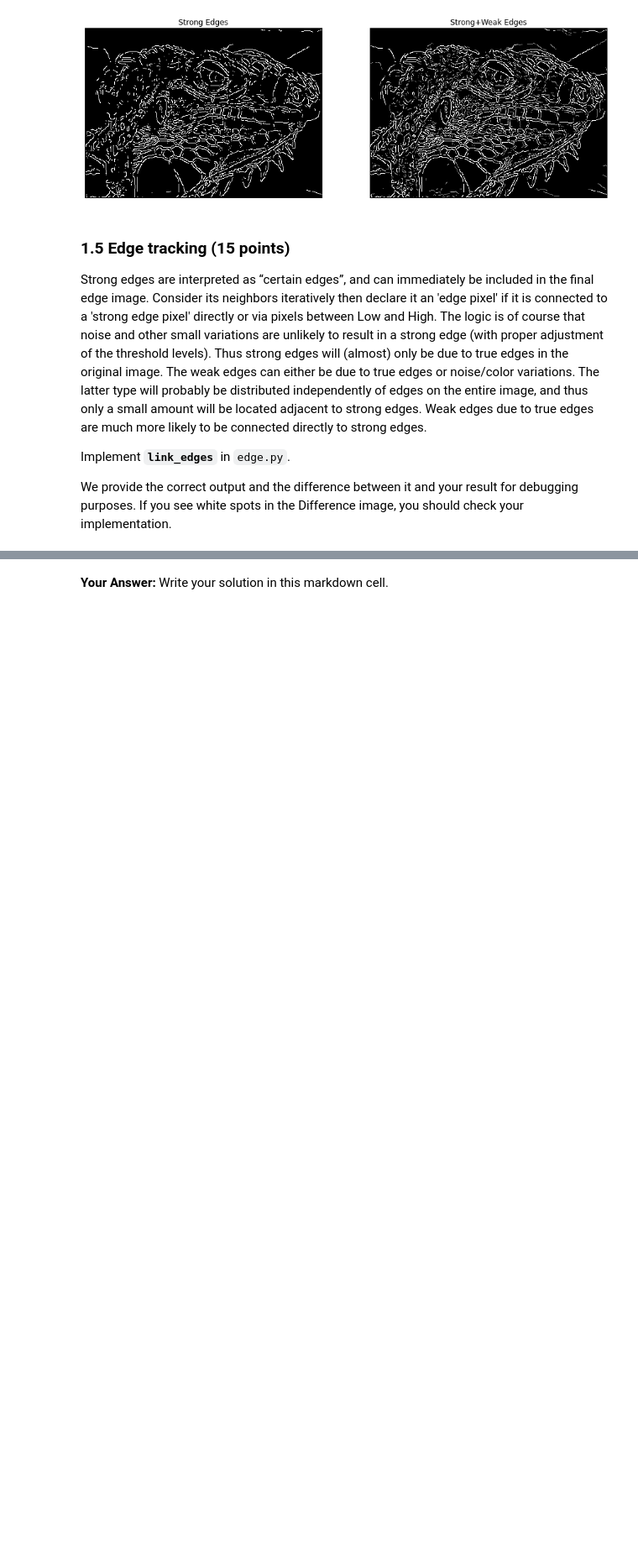
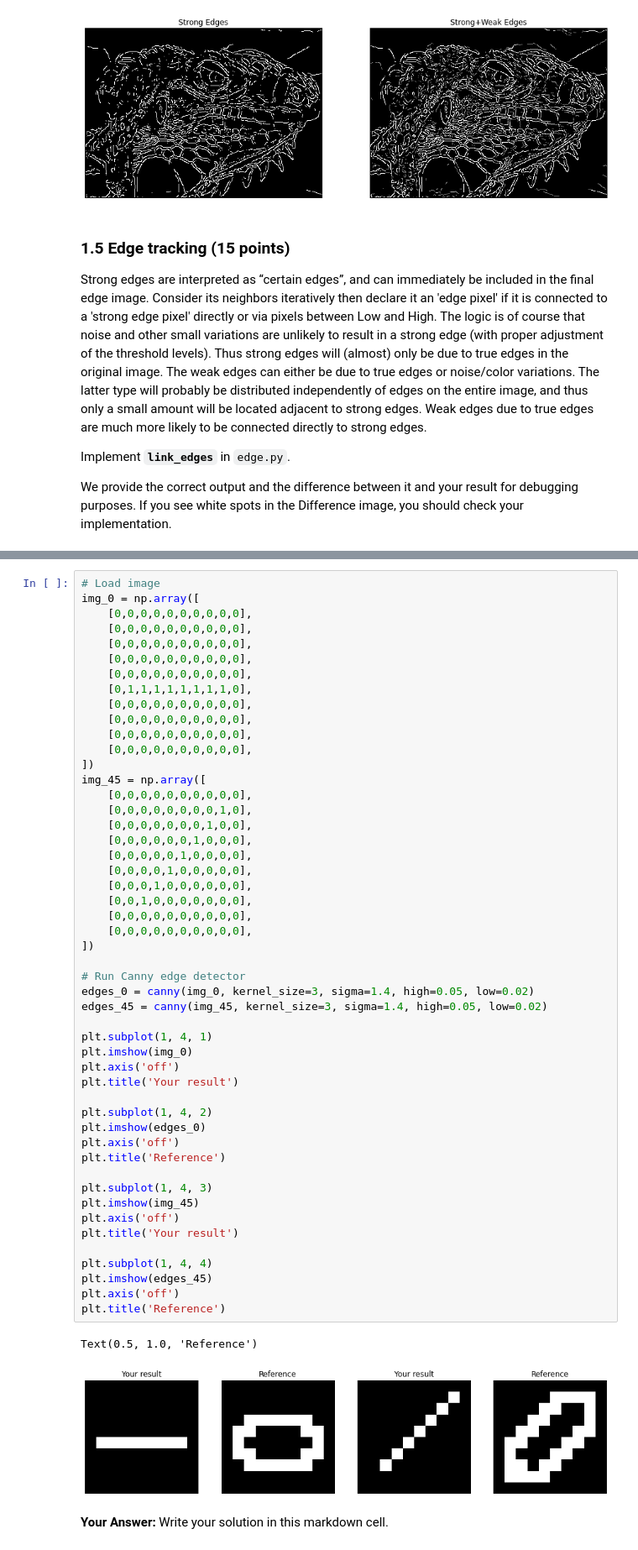
Before and after one commit to RRRChangeche/Stanford-cs131-2020, a Jupyter notebook: fall_2020/hw2_release/hw2.ipynb, the cells around one changed output, grey strips where cells are left out. Shown at 84% size. Drawn from its saved outputs; the diff is of its cells as text; blank space fills up the shorter version.

```diff
--- a/fall_2020/hw2_release/hw2.ipynb
+++ b/fall_2020/hw2_release/hw2.ipynb
@@ -436,6 +471,59 @@ Will the rotated edge be detected using the same Canny edge detector? Provide ei
 *-Hint 1: The detection of an edge by the Canny edge detector depends only on the magnitude of its derivative. The derivative at point (x, y) is determined by its components along the x and y directions. Think about how these magnitudes have changed because of the rotation.* <br>
 *-Hint 2: You can assume that (x,y) lies on the x-axis, i.e., y = 0. * <br>
 *-Hint 3: You can also assume that G_x(x, y) = 0. In other words, the gradient which is perpendicular to the direction of the unrotated edge at (x, y) only has a vertical component and thus only consists of G_y(x, y).*
+# %%
+# Load image
+img_0 = np.array([
+    [0,0,0,0,0,0,0,0,0,0],
+    [0,0,0,0,0,0,0,0,0,0],
+    [0,0,0,0,0,0,0,0,0,0],
+    [0,0,0,0,0,0,0,0,0,0],
+    [0,0,0,0,0,0,0,0,0,0],
+    [0,1,1,1,1,1,1,1,1,0],
+    [0,0,0,0,0,0,0,0,0,0],
+    [0,0,0,0,0,0,0,0,0,0],
+    [0,0,0,0,0,0,0,0,0,0],
+    [0,0,0,0,0,0,0,0,0,0],
+])
+img_45 = np.array([
+    [0,0,0,0,0,0,0,0,0,0],
+    [0,0,0,0,0,0,0,0,1,0],
+    [0,0,0,0,0,0,0,1,0,0],
+    [0,0,0,0,0,0,1,0,0,0],
+    [0,0,0,0,0,1,0,0,0,0],
+    [0,0,0,0,1,0,0,0,0,0],
+    [0,0,0,1,0,0,0,0,0,0],
+    [0,0,1,0,0,0,0,0,0,0],
+    [0,0,0,0,0,0,0,0,0,0],
+    [0,0,0,0,0,0,0,0,0,0],
+])
+
+# Run Canny edge detector
+edges_0 = canny(img_0, kernel_size=3, sigma=1.4, high=0.05, low=0.02)
+edges_45 = canny(img_45, kernel_size=3, sigma=1.4, high=0.05, low=0.02)
+
+plt.subplot(1, 4, 1)
+plt.imshow(img_0)
+plt.axis('off')
+plt.title('Your result')
+
+plt.subplot(1, 4, 2)
+plt.imshow(edges_0)
+plt.axis('off')
+plt.title('Reference')
+
+plt.subplot(1, 4, 3)
+plt.imshow(img_45)
+plt.axis('off')
+plt.title('Your result')
+
+plt.subplot(1, 4, 4)
+plt.imshow(edges_45)
+plt.axis('off')
+plt.title('Reference')
+# %% [output]
+Text(0.5, 1.0, 'Reference')
+[figure, added]
 # %% [markdown]
 **Your Answer:** Write your solution in this markdown cell.
 # %% [markdown]
```
Also changed, not shown: parts of 11 cells of this notebook, 7 other files.
